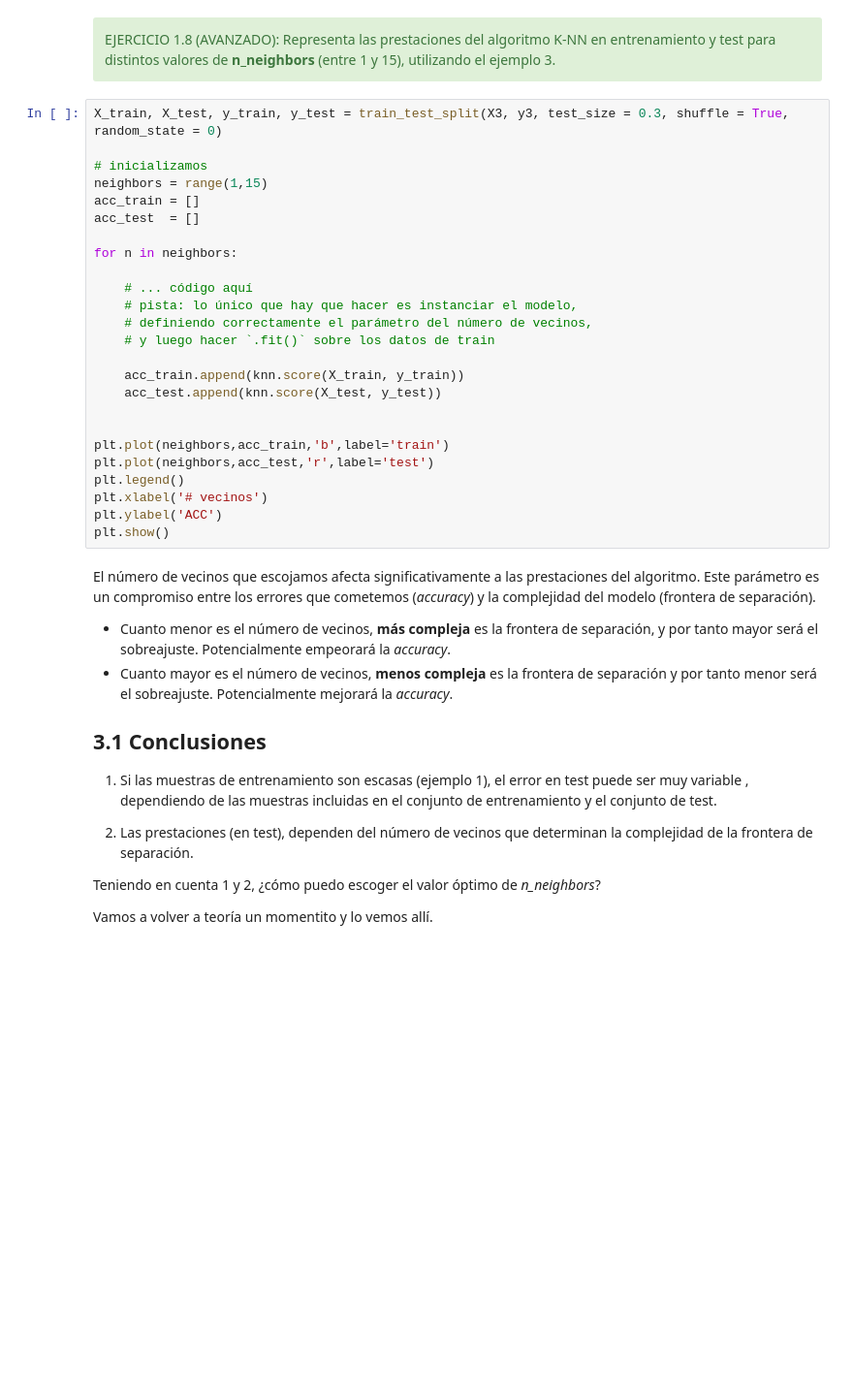
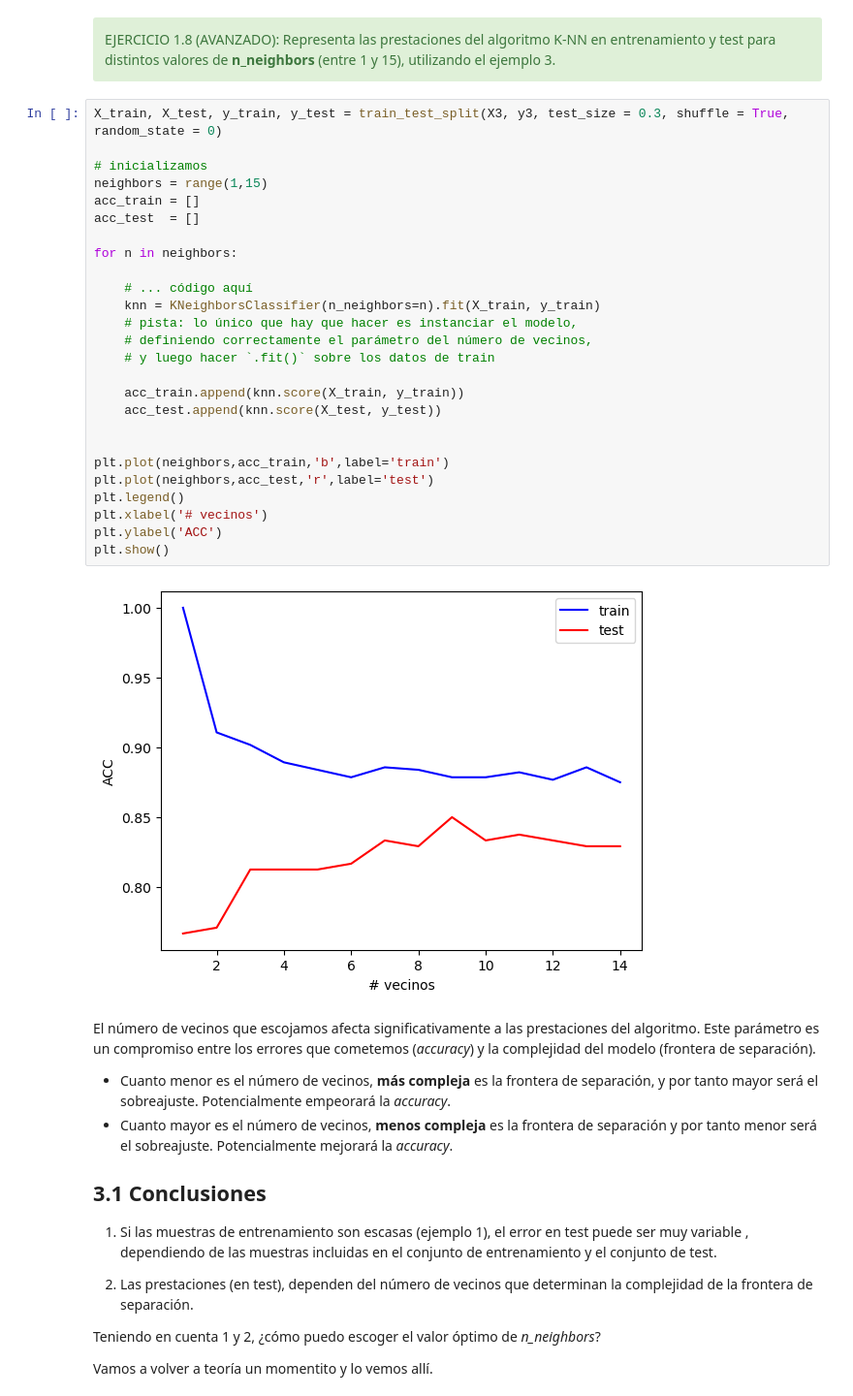
Before and after one commit to asimarra/Machine-Learning-101, a Jupyter notebook: 1. Fundamentos de Machine Learning.ipynb, the cells around one changed output. Shown at 97% size. Drawn from its saved outputs; the diff is of its cells as text; blank space fills up the shorter version.

```diff
--- a/1. Fundamentos de Machine Learning.ipynb
+++ b/1. Fundamentos de Machine Learning.ipynb
@@ -438,28 +429,31 @@ EJERCICIO 1.8 (AVANZADO): Representa las prestaciones del algoritmo K-NN en entr
 # %%
 X_train, X_test, y_train, y_test = train_test_split(X3, y3, test_size = 0.3, shuffle = True, random_state = 0)
 
 # inicializamos
 neighbors = range(1,15)
 acc_train = []
 acc_test  = []
 
 for n in neighbors:
 
     # ... código aquí
+    knn = KNeighborsClassifier(n_neighbors=n).fit(X_train, y_train)
     # pista: lo único que hay que hacer es instanciar el modelo,
     # definiendo correctamente el parámetro del número de vecinos,
     # y luego hacer `.fit()` sobre los datos de train
 
     acc_train.append(knn.score(X_train, y_train))
     acc_test.append(knn.score(X_test, y_test))
 
 
 plt.plot(neighbors,acc_train,'b',label='train')
 plt.plot(neighbors,acc_test,'r',label='test')
 plt.legend()
 plt.xlabel('# vecinos')
 plt.ylabel('ACC')
 plt.show()
+# %% [output]
+[figure, added]
 # %% [markdown]
 
 El número de vecinos que escojamos afecta significativamente a las prestaciones del algoritmo. Este parámetro es un compromiso entre los errores que cometemos (*accuracy*) y la complejidad del modelo (frontera de separación).
```
Also changed, not shown: parts of 11 cells of this notebook, 5 other files.
